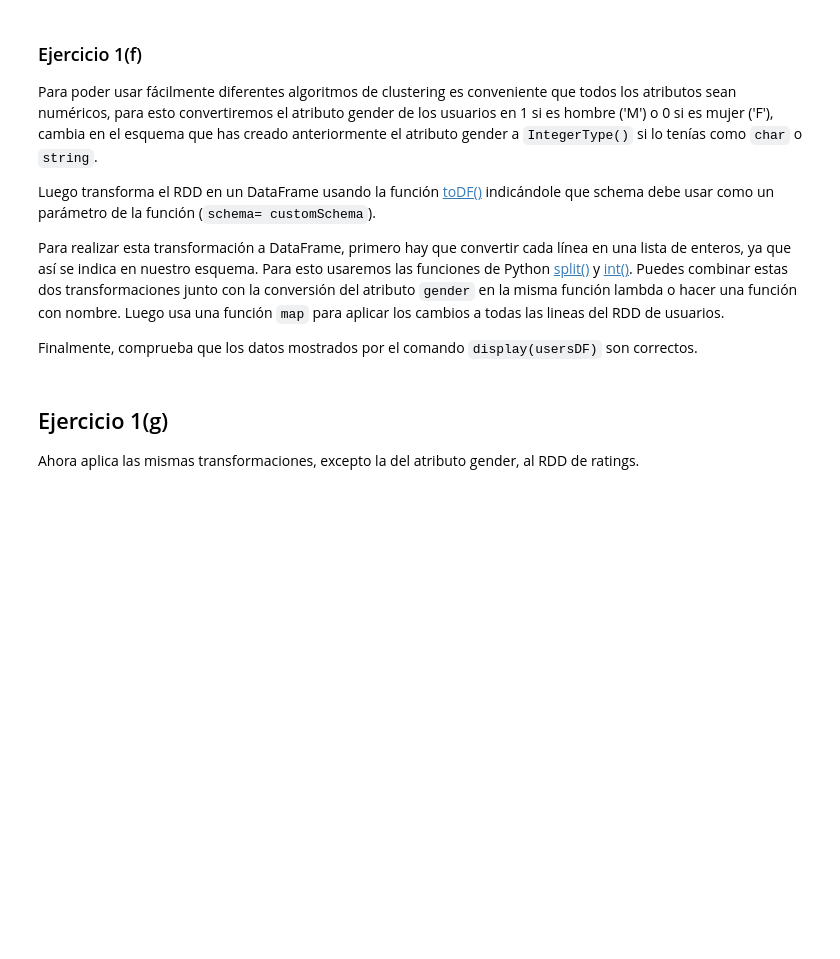
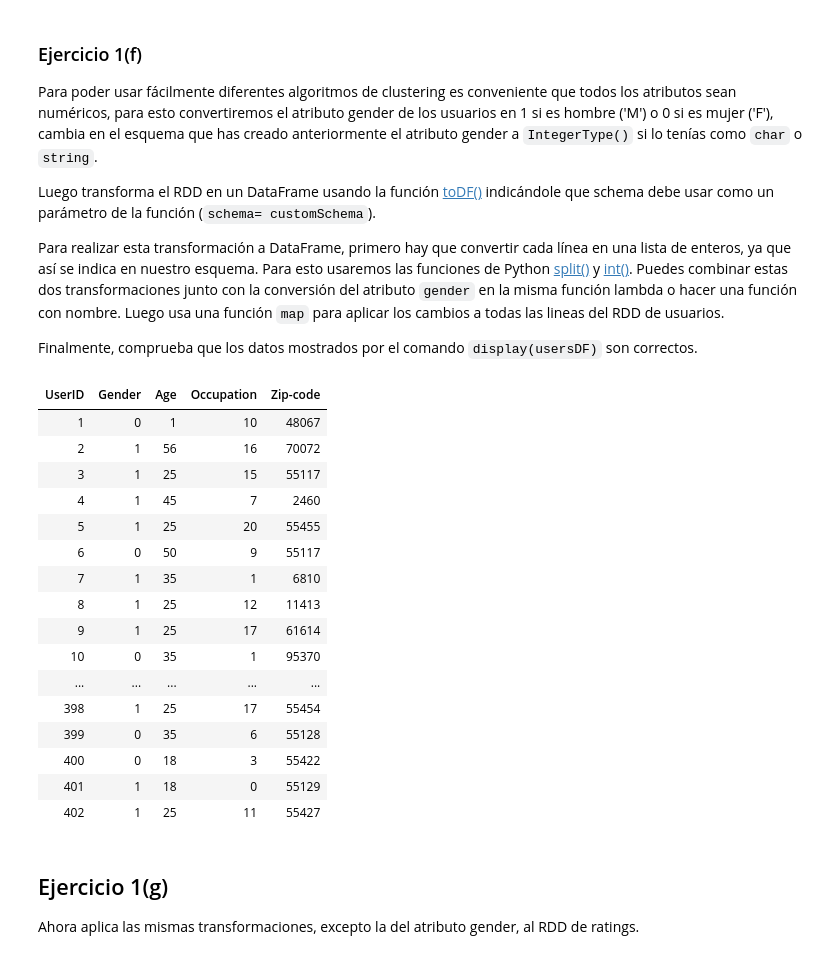
Before and after one commit to fernandoabcampos/big-data, a Jupyter notebook: PEC4/M2.858.PAC4_Clustering.ipynb, the cells around one changed output. Drawn from its saved outputs; the diff is of its cells as text; code cells hidden in the pictures; blank space fills up the shorter version.

Commit message:
Mapping and converting gender and schema

```diff
--- a/PEC4/M2.858.PAC4_Clustering.ipynb
+++ b/PEC4/M2.858.PAC4_Clustering.ipynb
@@ -212,7 +212,7 @@ userSchema = StructType([ \
     StructField('Gender' , IntegerType(), True), \
     StructField('Age', IntegerType(), True), \
     StructField('Occupation', IntegerType(), True), \
-    StructField('Zip-code',  StringType(), True)])
+    StructField('Zip-code', LongType(), True)])
 # %% [output]
 [interactive output not drawn]
 # %%
@@ -266,3 +260,38 @@ display(usersDF)
+# %%
+#TODO: transform the Gender type and create a DataFrame
+def convert_gender(line):
+  return (line.replace("M", "1")).replace("F", "0")
+
+def parse_users(line):
+  """
+  Parses an user record in a format UserID::Gender::Age::Occupation::Zip-code.
+  """
+  fields = line.strip().split("::")
+  return long(fields[0]), int(fields[1]), int(fields[2]), int(fields[3]), long(fields[4])
+
+integerGendersUsersTextRdd = filteredUsersTextRdd.map(convert_gender).map(parse_users)
+integerGendersUsersTextRdd.take(10)
+usersDF = integerGendersUsersTextRdd.toDF(schema = userSchema)
+
+display(usersDF)
+# %% [output]
+| UserID | Gender | Age | Occupation | Zip-code |
+| 1 | 0 | 1 | 10 | 48067 |
+| 2 | 1 | 56 | 16 | 70072 |
+| 3 | 1 | 25 | 15 | 55117 |
+| 4 | 1 | 45 | 7 | 2460 |
+| 5 | 1 | 25 | 20 | 55455 |
+| 6 | 0 | 50 | 9 | 55117 |
+| 7 | 1 | 35 | 1 | 6810 |
+| 8 | 1 | 25 | 12 | 11413 |
+| 9 | 1 | 25 | 17 | 61614 |
+| 10 | 0 | 35 | 1 | 95370 |
+| ... | ... | ... | ... | ... |
+| 398 | 1 | 25 | 17 | 55454 |
+| 399 | 0 | 35 | 6 | 55128 |
+| 400 | 0 | 18 | 3 | 55422 |
+| 401 | 1 | 18 | 0 | 55129 |
+| 402 | 1 | 25 | 11 | 55427 |
 # %% [markdown]
 ## Ejercicio 1(g)
 
```
Also changed, not shown: parts of 1 cell of this notebook.
